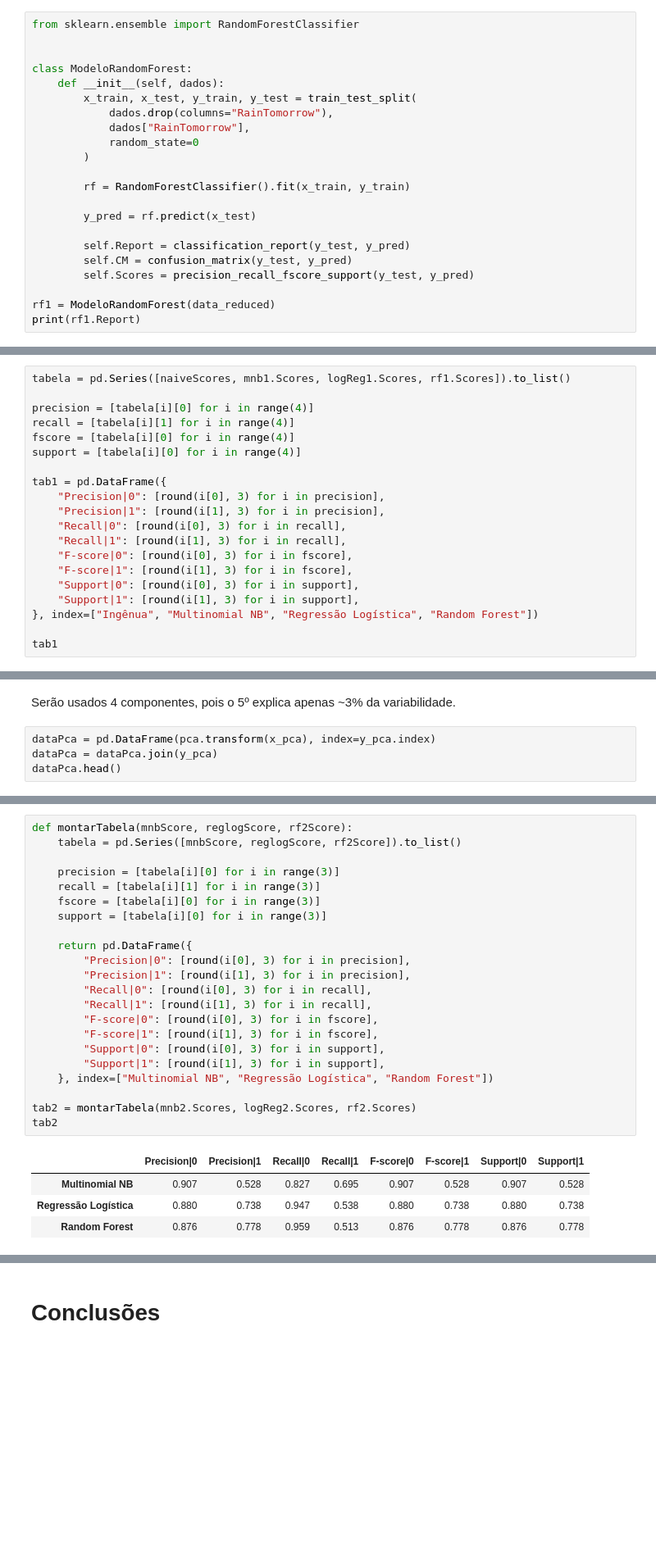
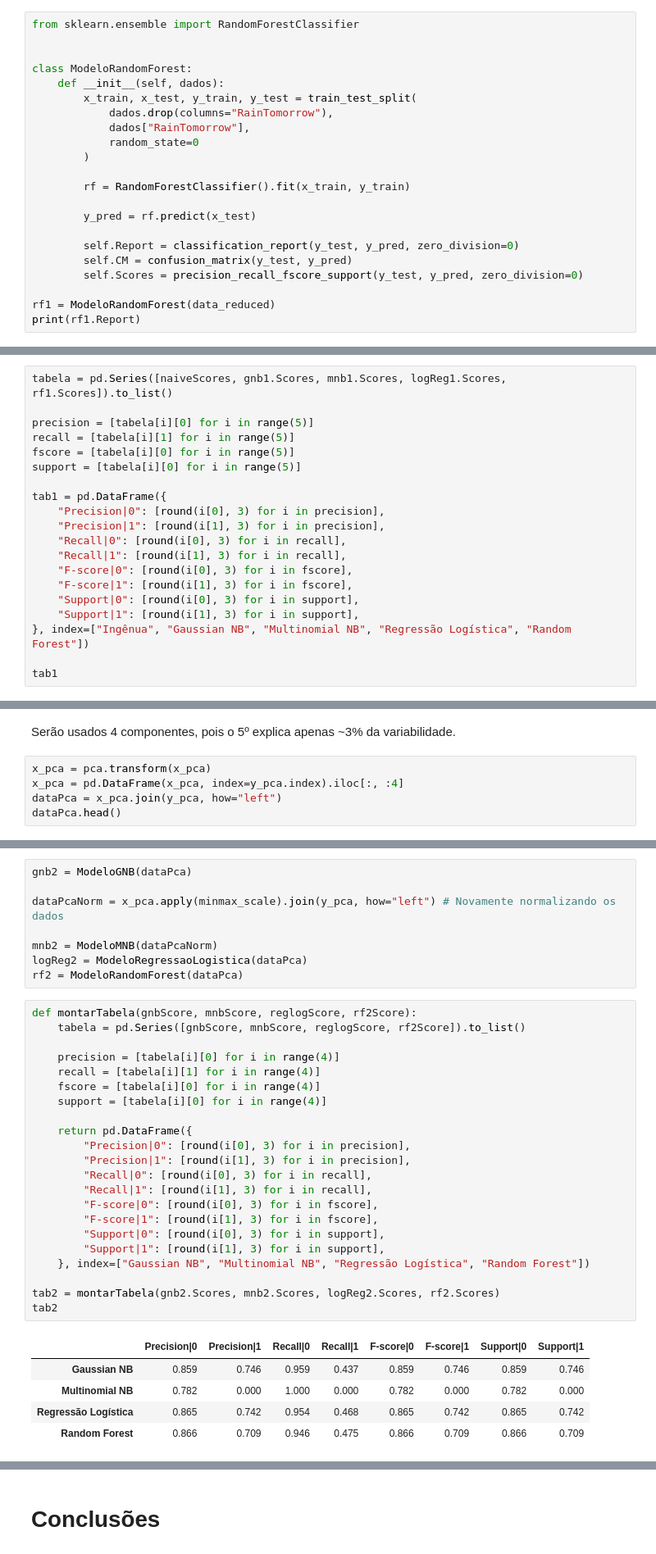
Before and after one commit to rstellet8/p2-datamining, a Jupyter notebook: rainNb.ipynb, the cells around one changed output, grey strips where cells are left out. Shown: that part at 82% size. Drawn from its saved outputs; the diff is of its cells as text; blank space fills up the shorter version.

```diff
--- a/rainNb.ipynb
+++ b/rainNb.ipynb
@@ -304,9 +333,9 @@ class ModeloRandomForest:
 
         y_pred = rf.predict(x_test)
 
-        self.Report = classification_report(y_test, y_pred)
+        self.Report = classification_report(y_test, y_pred, zero_division=0)
         self.CM = confusion_matrix(y_test, y_pred)
-        self.Scores = precision_recall_fscore_support(y_test, y_pred)
+        self.Scores = precision_recall_fscore_support(y_test, y_pred, zero_division=0)
 
 rf1 = ModeloRandomForest(data_reduced)
 print(rf1.Report)
@@ -337,10 +367,10 @@ pd.DataFrame(resultados.to_list(),
 # %%
-tabela = pd.Series([naiveScores, mnb1.Scores, logReg1.Scores, rf1.Scores]).to_list()
+tabela = pd.Series([naiveScores, gnb1.Scores, mnb1.Scores, logReg1.Scores, rf1.Scores]).to_list()
 
-precision = [tabela[i][0] for i in range(4)]
-recall = [tabela[i][1] for i in range(4)]
-fscore = [tabela[i][0] for i in range(4)]
-support = [tabela[i][0] for i in range(4)]
+precision = [tabela[i][0] for i in range(5)]
+recall = [tabela[i][1] for i in range(5)]
+fscore = [tabela[i][0] for i in range(5)]
+support = [tabela[i][0] for i in range(5)]
 
 tab1 = pd.DataFrame({
     "Precision|0": [round(i[0], 3) for i in precision],
@@ -351,7 +381,7 @@ tab1 = pd.DataFrame({
     "F-score|1": [round(i[1], 3) for i in fscore],
     "Support|0": [round(i[0], 3) for i in support],
     "Support|1": [round(i[1], 3) for i in support],
-}, index=["Ingênua", "Multinomial NB", "Regressão Logística", "Random Forest"])
+}, index=["Ingênua", "Gaussian NB", "Multinomial NB", "Regressão Logística", "Random Forest"])
 
 tab1
 # %% [output]
@@ -415,7 +452,8 @@ for k, v in enumerate(pca.explained_variance_ratio_):
 # %% [markdown]
 Serão usados 4 componentes, pois o 5º explica apenas ~3% da variabilidade.
 # %%
-dataPca = pd.DataFrame(pca.transform(x_pca), index=y_pca.index)
-dataPca = dataPca.join(y_pca)
+x_pca = pca.transform(x_pca)
+x_pca = pd.DataFrame(x_pca, index=y_pca.index).iloc[:, :4]
+dataPca = x_pca.join(y_pca, how="left")
 dataPca.head()
 # %% [output]
@@ -432,30 +466,39 @@ rf2 = ModeloRandomForest(dataPca)
+# %%
+gnb2 = ModeloGNB(dataPca)
+
+dataPcaNorm = x_pca.apply(minmax_scale).join(y_pca, how="left") # Novamente normalizando os dados
+
+mnb2 = ModeloMNB(dataPcaNorm)
+logReg2 = ModeloRegressaoLogistica(dataPca)
+rf2 = ModeloRandomForest(dataPca)
 # %%
-def montarTabela(mnbScore, reglogScore, rf2Score):
-    tabela = pd.Series([mnbScore, reglogScore, rf2Score]).to_list()
+def montarTabela(gnbScore, mnbScore, reglogScore, rf2Score):
+    tabela = pd.Series([gnbScore, mnbScore, reglogScore, rf2Score]).to_list()
 
-    precision = [tabela[i][0] for i in range(3)]
-    recall = [tabela[i][1] for i in range(3)]
-    fscore = [tabela[i][0] for i in range(3)]
-    support = [tabela[i][0] for i in range(3)]
+    precision = [tabela[i][0] for i in range(4)]
+    recall = [tabela[i][1] for i in range(4)]
+    fscore = [tabela[i][0] for i in range(4)]
+    support = [tabela[i][0] for i in range(4)]
 
     return pd.DataFrame({
         "Precision|0": [round(i[0], 3) for i in precision],
         "Precision|1": [round(i[1], 3) for i in precision],
         "Recall|0": [round(i[0], 3) for i in recall],
         "Recall|1": [round(i[1], 3) for i in recall],
         "F-score|0": [round(i[0], 3) for i in fscore],
         "F-score|1": [round(i[1], 3) for i in fscore],
         "Support|0": [round(i[0], 3) for i in support],
         "Support|1": [round(i[1], 3) for i in support],
-    }, index=["Multinomial NB", "Regressão Logística", "Random Forest"])
+    }, index=["Gaussian NB", "Multinomial NB", "Regressão Logística", "Random Forest"])
 
-tab2 = montarTabela(mnb2.Scores, logReg2.Scores, rf2.Scores)
+tab2 = montarTabela(gnb2.Scores, mnb2.Scores, logReg2.Scores, rf2.Scores)
 tab2
 # %% [output]
 |  | Precision|0 | Precision|1 | Recall|0 | Recall|1 | F-score|0 | F-score|1 | Support|0 | Support|1 |
-| Multinomial NB | 0.907 | 0.528 | 0.827 | 0.695 | 0.907 | 0.528 | 0.907 | 0.528 |
-| Regressão Logística | 0.880 | 0.738 | 0.947 | 0.538 | 0.880 | 0.738 | 0.880 | 0.738 |
-| Random Forest | 0.876 | 0.778 | 0.959 | 0.513 | 0.876 | 0.778 | 0.876 | 0.778 |
+| Gaussian NB | 0.859 | 0.746 | 0.959 | 0.437 | 0.859 | 0.746 | 0.859 | 0.746 |
+| Multinomial NB | 0.782 | 0.000 | 1.000 | 0.000 | 0.782 | 0.000 | 0.782 | 0.000 |
+| Regressão Logística | 0.865 | 0.742 | 0.954 | 0.468 | 0.865 | 0.742 | 0.865 | 0.742 |
+| Random Forest | 0.866 | 0.709 | 0.946 | 0.475 | 0.866 | 0.709 | 0.866 | 0.709 |
 # %% [markdown]
 # Rebalanceamento dos Dados
 
```
Also changed, not shown: parts of 16 cells of this notebook.
